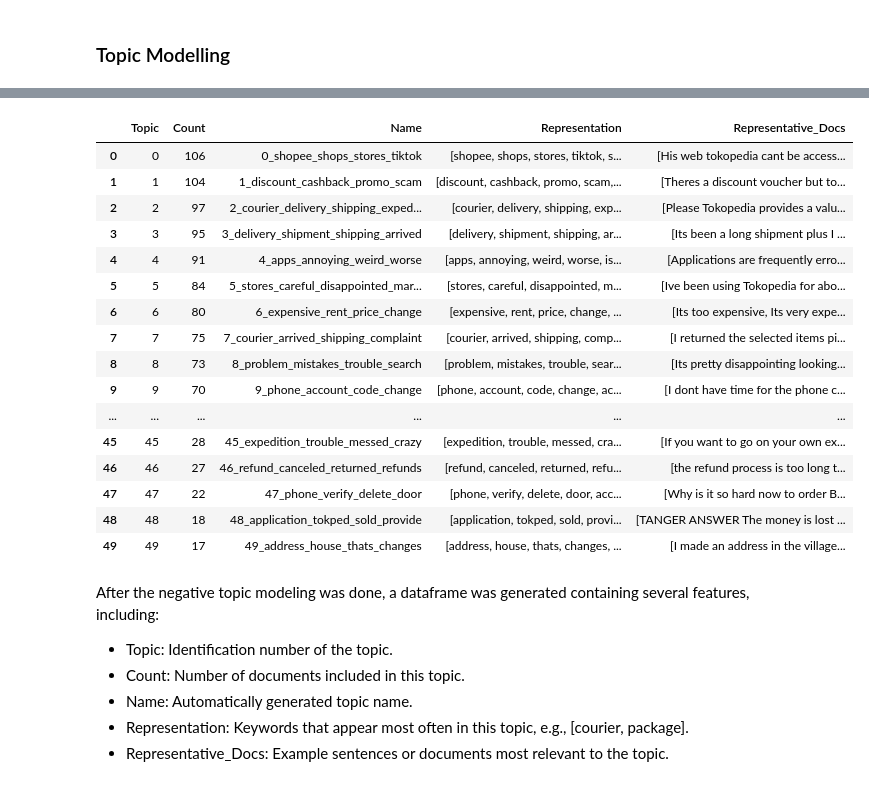
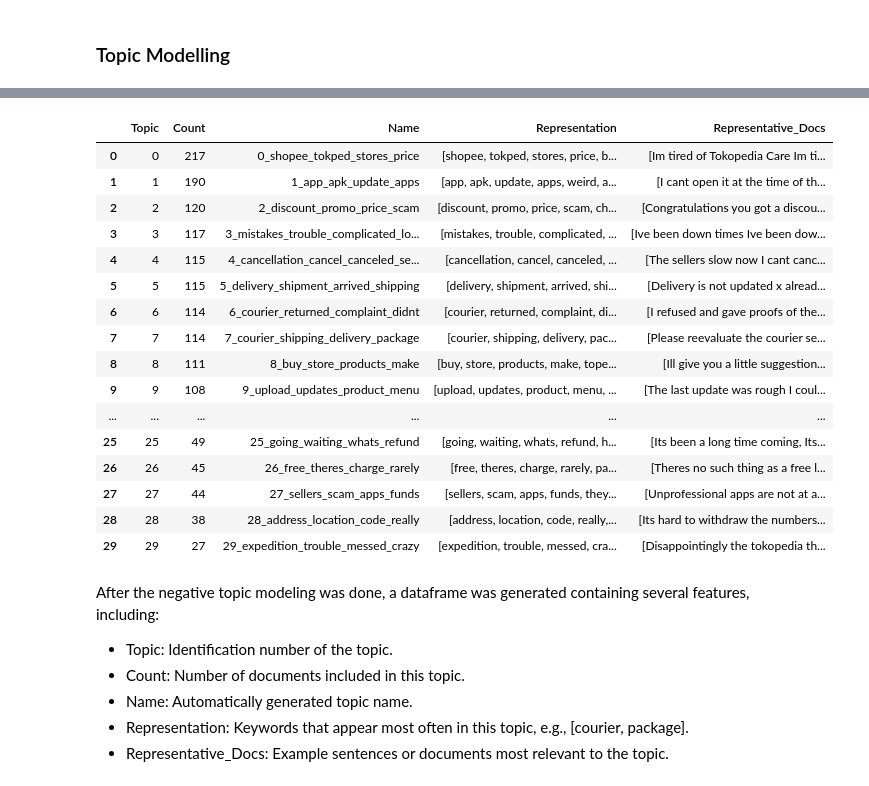
Before and after one commit to WayanArdike/gopay, a Jupyter notebook: study-case-tokopedia.ipynb, the cells around one changed output, grey strips where cells are left out. Cells and saved outputs as stored; diff of their text form; code cells hidden in the pictures.

```diff
--- a/study-case-tokopedia.ipynb
+++ b/study-case-tokopedia.ipynb
@@ -615,7 +602,7 @@ Device set to use cuda:0
 # %% [markdown]
 ### Topic Modelling
 # %%
-negative_topic = topic(50) # Output 50 topics
+negative_topic = topic(30) # Output 50 topics
 negative_info = negative_topic.fit_transform(negative) # Inference with negative data
 negative_info = negative_topic.get_topic_info() # Get topic info result
 negative_info.to_csv('tokped_negative.csv') # Save topic result
@@ -632,20 +619,20 @@ negative_info # To show topic result
 |  | Topic | Count | Name | Representation | Representative_Docs |
-| 0 | 0 | 106 | 0_shopee_shops_stores_tiktok | [shopee, shops, stores, tiktok, s... | [His web tokopedia cant be access... |
-| 1 | 1 | 104 | 1_discount_cashback_promo_scam | [discount, cashback, promo, scam,... | [Theres a discount voucher but to... |
-| 2 | 2 | 97 | 2_courier_delivery_shipping_exped... | [courier, delivery, shipping, exp... | [Please Tokopedia provides a valu... |
-| 3 | 3 | 95 | 3_delivery_shipment_shipping_arrived | [delivery, shipment, shipping, ar... | [Its been a long shipment plus I ... |
-| 4 | 4 | 91 | 4_apps_annoying_weird_worse | [apps, annoying, weird, worse, is... | [Applications are frequently erro... |
-| 5 | 5 | 84 | 5_stores_careful_disappointed_mar... | [stores, careful, disappointed, m... | [Ive been using Tokopedia for abo... |
-| 6 | 6 | 80 | 6_expensive_rent_price_change | [expensive, rent, price, change, ... | [Its too expensive, Its very expe... |
-| 7 | 7 | 75 | 7_courier_arrived_shipping_complaint | [courier, arrived, shipping, comp... | [I returned the selected items pi... |
-| 8 | 8 | 73 | 8_problem_mistakes_trouble_search | [problem, mistakes, trouble, sear... | [Its pretty disappointing looking... |
-| 9 | 9 | 70 | 9_phone_account_code_change | [phone, account, code, change, ac... | [I dont have time for the phone c... |
+| 0 | 0 | 217 | 0_shopee_tokped_stores_price | [shopee, tokped, stores, price, b... | [Im tired of Tokopedia Care Im ti... |
+| 1 | 1 | 190 | 1_app_apk_update_apps | [app, apk, update, apps, weird, a... | [I cant open it at the time of th... |
+| 2 | 2 | 120 | 2_discount_promo_price_scam | [discount, promo, price, scam, ch... | [Congratulations you got a discou... |
+| 3 | 3 | 117 | 3_mistakes_trouble_complicated_lo... | [mistakes, trouble, complicated, ... | [Ive been down times Ive been dow... |
+| 4 | 4 | 115 | 4_cancellation_cancel_canceled_se... | [cancellation, cancel, canceled, ... | [The sellers slow now I cant canc... |
+| 5 | 5 | 115 | 5_delivery_shipment_arrived_shipping | [delivery, shipment, arrived, shi... | [Delivery is not updated x alread... |
+| 6 | 6 | 114 | 6_courier_returned_complaint_didnt | [courier, returned, complaint, di... | [I refused and gave proofs of the... |
+| 7 | 7 | 114 | 7_courier_shipping_delivery_package | [courier, shipping, delivery, pac... | [Please reevaluate the courier se... |
+| 8 | 8 | 111 | 8_buy_store_products_make | [buy, store, products, make, tope... | [Ill give you a little suggestion... |
+| 9 | 9 | 108 | 9_upload_updates_product_menu | [upload, updates, product, menu, ... | [The last update was rough I coul... |
 | ... | ... | ... | ... | ... | ... |
-| 45 | 45 | 28 | 45_expedition_trouble_messed_crazy | [expedition, trouble, messed, cra... | [If you want to go on your own ex... |
-| 46 | 46 | 27 | 46_refund_canceled_returned_refunds | [refund, canceled, returned, refu... | [the refund process is too long t... |
-| 47 | 47 | 22 | 47_phone_verify_delete_door | [phone, verify, delete, door, acc... | [Why is it so hard now to order B... |
-| 48 | 48 | 18 | 48_application_tokped_sold_provide | [application, tokped, sold, provi... | [TANGER ANSWER The money is lost ... |
-| 49 | 49 | 17 | 49_address_house_thats_changes | [address, house, thats, changes, ... | [I made an address in the village... |
+| 25 | 25 | 49 | 25_going_waiting_whats_refund | [going, waiting, whats, refund, h... | [Its been a long time coming, Its... |
+| 26 | 26 | 45 | 26_free_theres_charge_rarely | [free, theres, charge, rarely, pa... | [Theres no such thing as a free l... |
+| 27 | 27 | 44 | 27_sellers_scam_apps_funds | [sellers, scam, apps, funds, they... | [Unprofessional apps are not at a... |
+| 28 | 28 | 38 | 28_address_location_code_really | [address, location, code, really,... | [Its hard to withdraw the numbers... |
+| 29 | 29 | 27 | 29_expedition_trouble_messed_crazy | [expedition, trouble, messed, cra... | [Disappointingly the tokopedia th... |
 # %% [markdown]
 After the negative topic modeling was done, a dataframe was generated containing several features, including:
 - Topic: Identification number of the topic.
```
Also changed, not shown: parts of 32 cells of this notebook.
